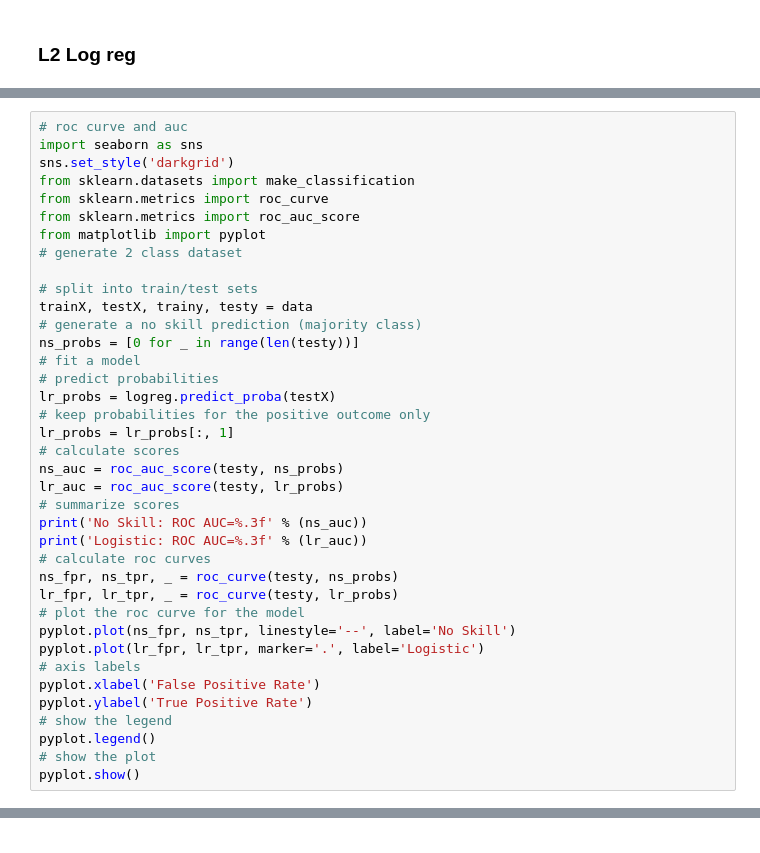
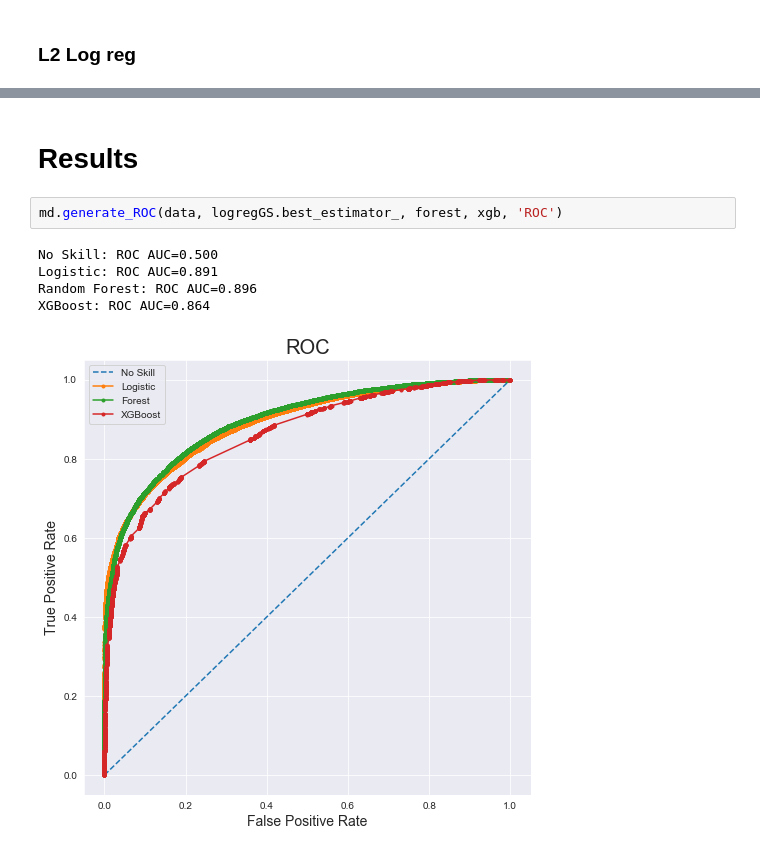
Before and after one commit to griffinhundley/kickstarter_success, a Jupyter notebook: notebooks/griff.ipynb, the cells around one changed output, grey strips where cells are left out. Saved outputs shown, nothing was run; the diff lists cells and outputs as text.

Commit message:
modeling

```diff
--- a/notebooks/griff.ipynb
+++ b/notebooks/griff.ipynb
@@ -426,38 +497,0 @@ Acc: 0.779
-# %%
-# roc curve and auc
-import seaborn as sns
-sns.set_style('darkgrid')
-from sklearn.datasets import make_classification
-from sklearn.metrics import roc_curve
-from sklearn.metrics import roc_auc_score
-from matplotlib import pyplot
-# generate 2 class dataset
-
-# split into train/test sets
-trainX, testX, trainy, testy = data
-# generate a no skill prediction (majority class)
-ns_probs = [0 for _ in range(len(testy))]
-# fit a model
-# predict probabilities
-lr_probs = logreg.predict_proba(testX)
-# keep probabilities for the positive outcome only
-lr_probs = lr_probs[:, 1]
-# calculate scores
-ns_auc = roc_auc_score(testy, ns_probs)
-lr_auc = roc_auc_score(testy, lr_probs)
-# summarize scores
-print('No Skill: ROC AUC=%.3f' % (ns_auc))
-print('Logistic: ROC AUC=%.3f' % (lr_auc))
-# calculate roc curves
-ns_fpr, ns_tpr, _ = roc_curve(testy, ns_probs)
-lr_fpr, lr_tpr, _ = roc_curve(testy, lr_probs)
-# plot the roc curve for the model
-pyplot.plot(ns_fpr, ns_tpr, linestyle='--', label='No Skill')
-pyplot.plot(lr_fpr, lr_tpr, marker='.', label='Logistic')
-# axis labels
-pyplot.xlabel('False Positive Rate')
-pyplot.ylabel('True Positive Rate')
-# show the legend
-pyplot.legend()
-# show the plot
-pyplot.show()
@@ -480,0 +505,10 @@ pyplot.show()
+# %% [markdown]
+# Results
+# %%
+md.generate_ROC(data, logregGS.best_estimator_, forest, xgb, 'ROC')
+# %% [output]
+No Skill: ROC AUC=0.500
+Logistic: ROC AUC=0.891
+Random Forest: ROC AUC=0.896
+XGBoost: ROC AUC=0.864
+[figure, added]
```
Also changed, not shown: parts of 22 cells of this notebook, 2 other files.
